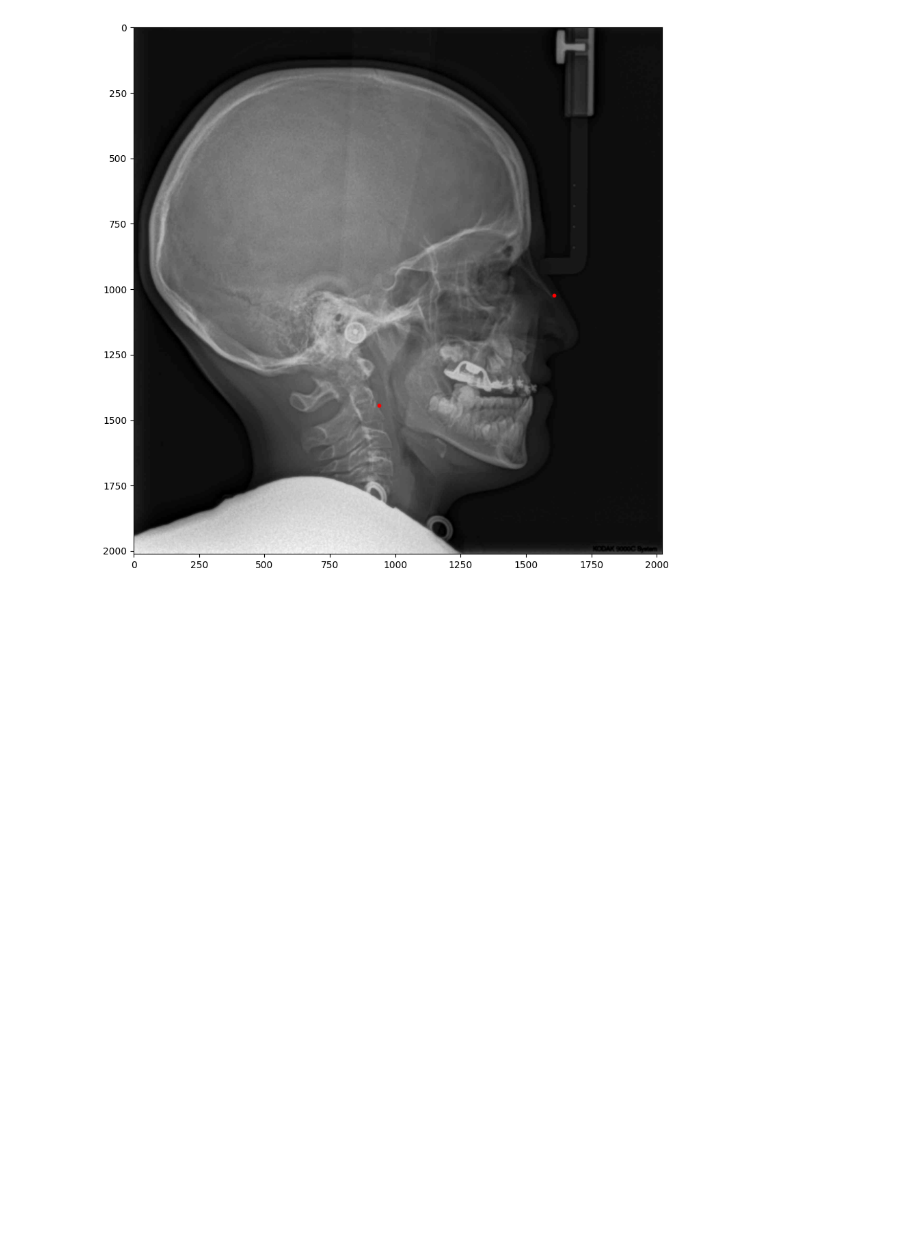
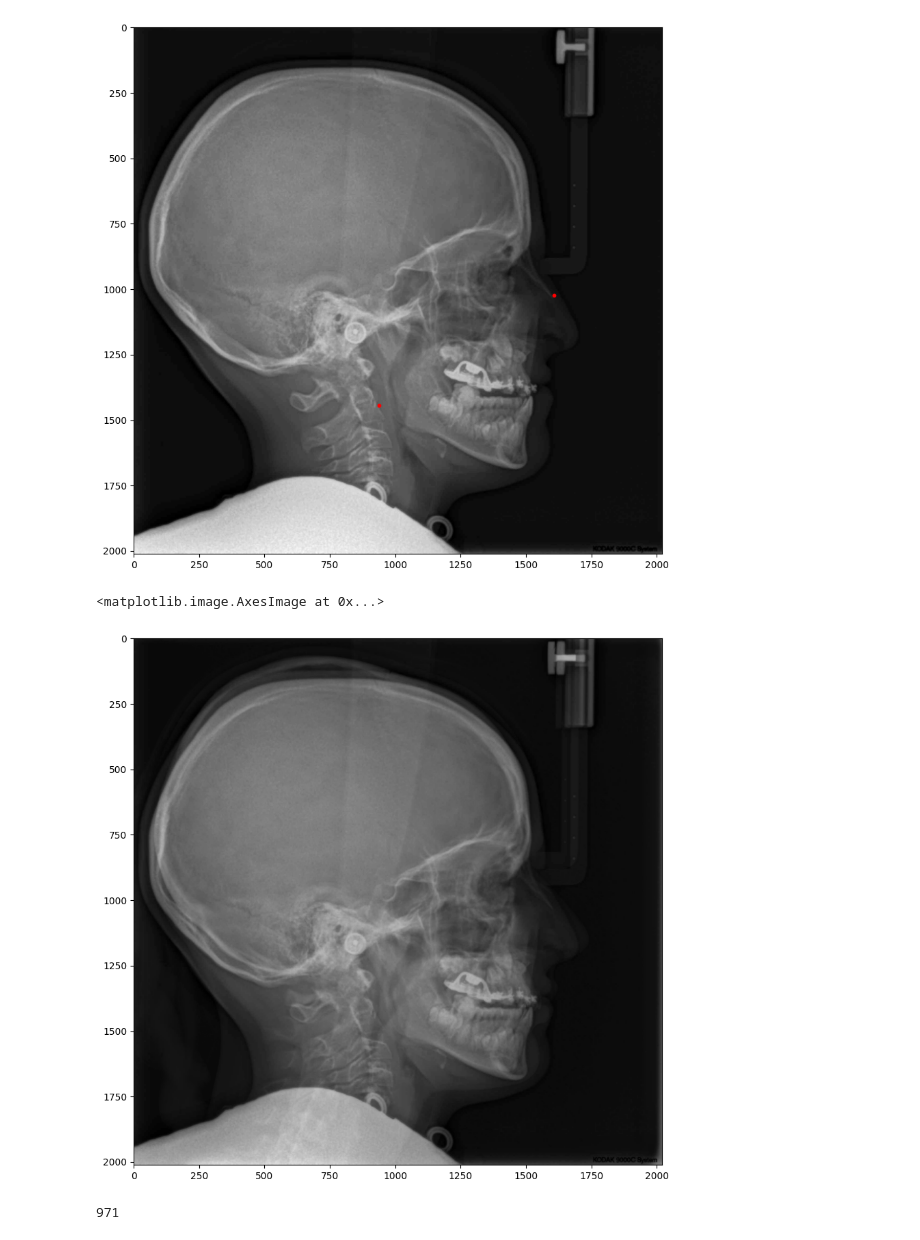
Before and after one commit to Leooo-Shen/landmark, a Jupyter notebook: visualize.ipynb, the cells around one changed output. Saved outputs shown, nothing was run; the diff lists cells and outputs as text; code cells hidden in the pictures; blank space fills up the shorter version.

```diff
--- a/visualize.ipynb
+++ b/visualize.ipynb
@@ -165,0 +201,32 @@ plt.scatter(shift(s_x, 10, 600), shift(s_y, , 1000), c='r', s=10)
+# %%
+import cv2
+import numpy as np
+import matplotlib.pyplot as plt
+
+# Load the two images
+image1 = cv2.imread('data/2D/S_Point/Images_without/image1.png')
+image2 = cv2.imread('data/2D/S_Point/Images_without/image5.png')
+
+# Ensure both images have the same dimensions
+if image1.shape != image2.shape:
+    raise ValueError("Both images must have the same dimensions")
+
+# Interpolation parameter (0.0 for image1, 1.0 for image2, values in between for blending)
+alpha = 0.3  # You can adjust this parameter
+
+# Perform linear interpolation between the two images
+interpolated_image = cv2.addWeighted(image1, 1 - alpha, image2, alpha, 0)
+
+
+plt.figure(figsize=(10, 10))
+plt.imshow(interpolated_image, cmap='gray')
+# %% [output]
+<matplotlib.image.AxesImage at 0x...>
+[figure, added]
+# %%
+import pandas  as pd
+path = '/Users/leo/Workdir/LMU_PhD/landmark_detection/dummydata/S_Point/test.csv'
+data = pd.read_csv(path)
+data.iloc[0]['X']
+# %% [output]
+971
```
Also changed, not shown: parts of 1 cell of this notebook, 30 other files.
